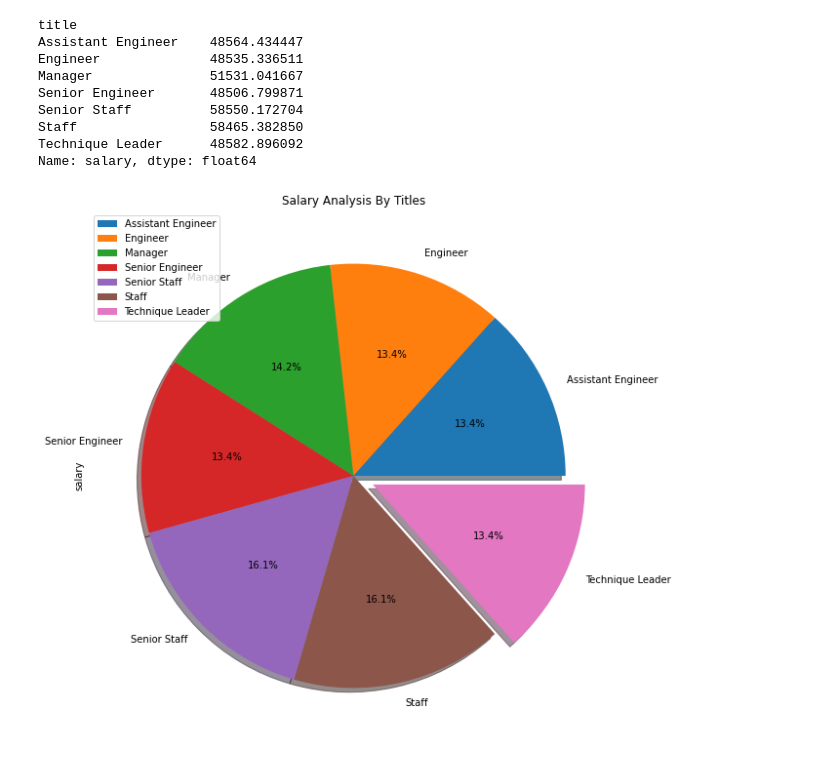
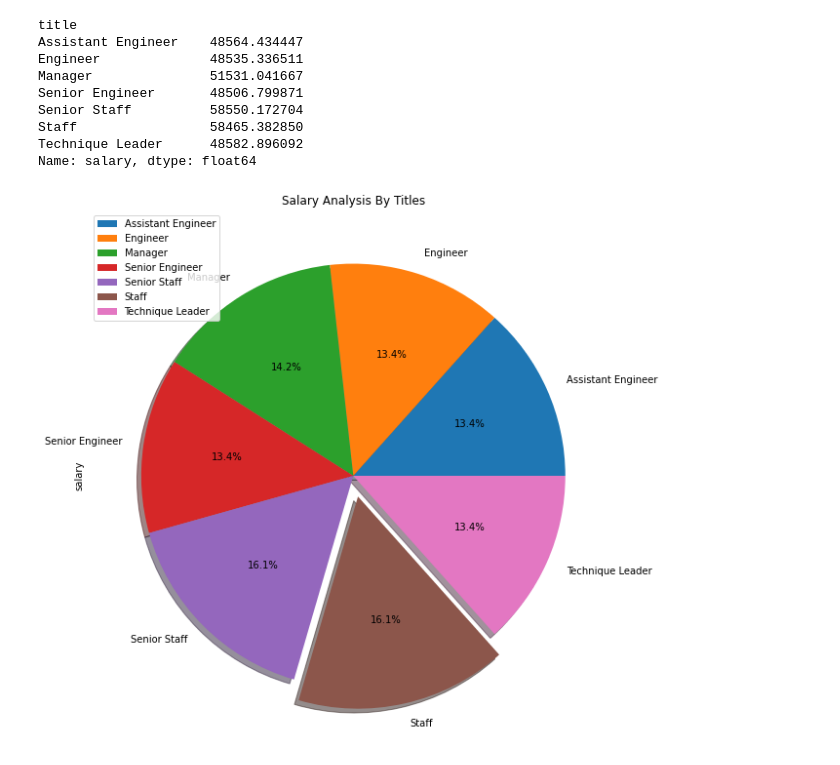
Before and after one commit to yan-ash/sql-challenge, a Jupyter notebook: EmployeeSQL/bonus.ipynb, the cells around one changed output. Drawn from its saved outputs; the diff is of its cells as text; code cells hidden in the pictures.

```diff
--- a/EmployeeSQL/bonus.ipynb
+++ b/EmployeeSQL/bonus.ipynb
@@ -122,8 +125,10 @@ Staff                 58465.382850
 Technique Leader      48582.896092
 Name: salary, dtype: float64
 # %%
+#Create a pie plot display the average salaries by titles
+
 plot = title_salary_df.plot.pie(y='salary', title="Salary Analysis By Titles", legend=True, \
-                   autopct='%1.1f%%', explode=(0, 0, 0, 0, 0, 0, 0.1), \
+                   autopct='%1.1f%%', explode=(0, 0, 0, 0, 0, 0.1, 0), \
                    shadow=True, startangle=0, figsize=(10,10))
 # %% [output]
-[figure, old version]
+[figure, new version]
```
Also changed, not shown: parts of 3 cells of this notebook, 12 other files.
